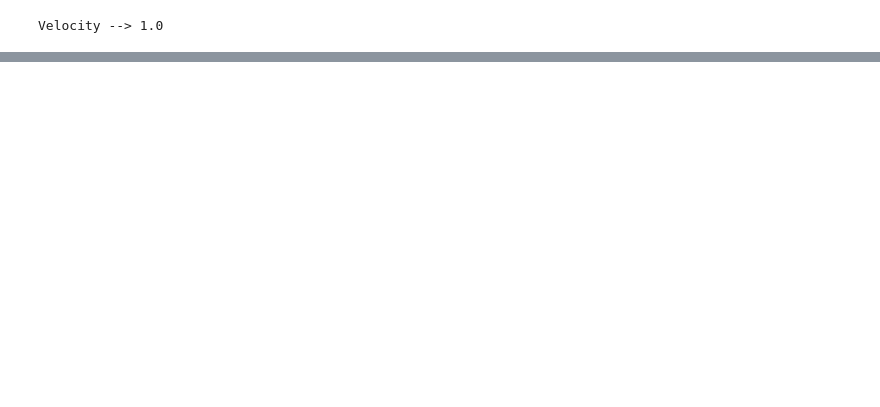
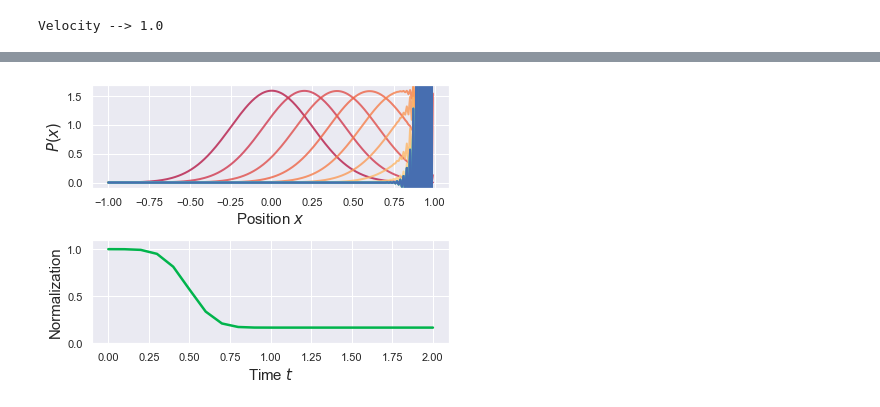
Before and after one commit to StevenJLarge/FokkerPlanck, a Jupyter notebook: notebooks/01-slarge-advection.ipynb, the cells around one changed output, grey strips where cells are left out. Cells and saved outputs as stored; diff of their text form; code cells hidden in the pictures; blank space fills up the shorter version.

```diff
--- a/notebooks/01-slarge-advection.ipynb
+++ b/notebooks/01-slarge-advection.ipynb
@@ -110,0 +125,7 @@ Velocity --> 1.0
+# %%
+# Instatiate the two different systems
+fpe_periodic = Integrator.FPE_Integrator_1D(D, dt, dx, x_array, boundaryCond='periodic')
+fpe_open = Integrator.FPE_Integrator_1D(D, dt, dx, x_array, boundaryCond='open')
+
+fpe_periodic.initializeProbability(0, init_var)
+fpe_open.initializeProbability(0, init_var)
@@ -110,0 +190,21 @@ Velocity --> 1.0
+# %%
+fig, ax = plt.subplots(2, 1, figsize=(6, 4.5))
+Pal = sns.color_palette("Spectral", len(density_open))
+norm_tracker = []
+
+for i, density in enumerate(density_open):
+    ax[0].plot(fpe_open.xArray, density, linewidth=2.0, color=Pal[i], alpha=0.8)
+    norm_tracker.append(si.trapz(density, fpe_open.xArray))
+ax[0].set_ylim([-0.1, 1.7])
+ax[1].plot(time_tracker, norm_tracker, linewidth=2.5, color=sns.xkcd_rgb["shamrock"])
+ax[1].set_ylim([0,1.1])
+
+
+ax[0].set_xlabel(r"Position $x$", fontsize=15)
+ax[0].set_ylabel(r"$P(x)$", fontsize=15)
+
+ax[1].set_xlabel(r"Time $t$", fontsize=15)
+ax[1].set_ylabel(r"Normalization", fontsize=15)
+plt.tight_layout()
+# %% [output]
+[figure, added]
```
Also changed, not shown: parts of 5 cells of this notebook, 2 other files.
